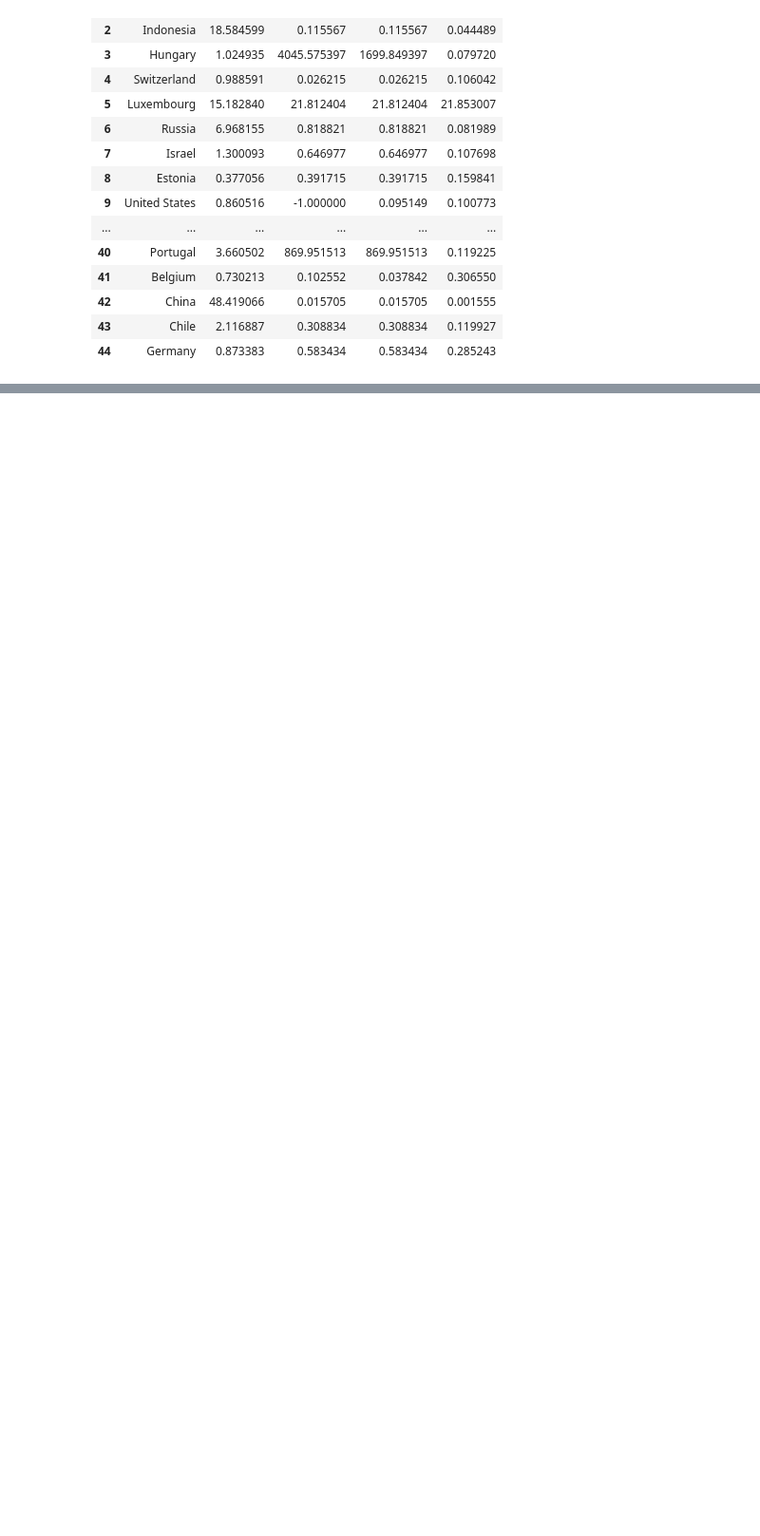
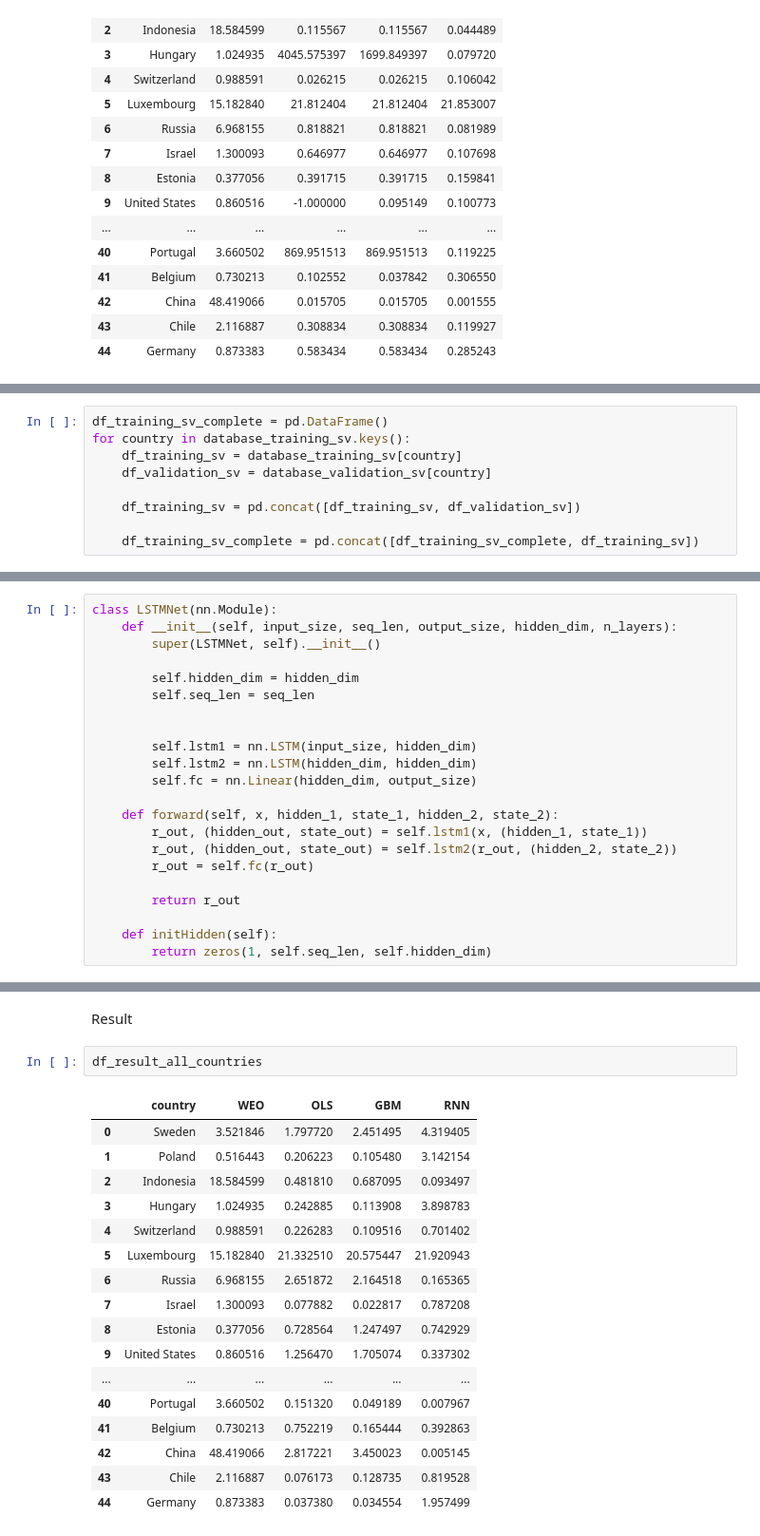
Before and after one commit to felix-ha/cfds_project, a Jupyter notebook: project_notebook.ipynb, the cells around one changed output, grey strips where cells are left out. Shown at 95% size. Saved outputs shown, nothing was run; the diff lists cells and outputs as text; blank space fills up the shorter version.

Commit message:
results for all countries

```diff
--- a/project_notebook.ipynb
+++ b/project_notebook.ipynb
@@ -1710,0 +1716,9 @@ df_result_single_countries
+# %%
+df_training_sv_complete = pd.DataFrame()
+for country in database_training_sv.keys():
+    df_training_sv = database_training_sv[country]
+    df_validation_sv = database_validation_sv[country]
+
+    df_training_sv = pd.concat([df_training_sv, df_validation_sv])
+
+    df_training_sv_complete = pd.concat([df_training_sv_complete, df_training_sv])
@@ -1710,0 +1741,22 @@ df_result_single_countries
+# %%
+class LSTMNet(nn.Module):
+    def __init__(self, input_size, seq_len, output_size, hidden_dim, n_layers):
+        super(LSTMNet, self).__init__()
+
+        self.hidden_dim = hidden_dim
+        self.seq_len = seq_len
+
+
+        self.lstm1 = nn.LSTM(input_size, hidden_dim)
+        self.lstm2 = nn.LSTM(hidden_dim, hidden_dim)
+        self.fc = nn.Linear(hidden_dim, output_size)
+
+    def forward(self, x, hidden_1, state_1, hidden_2, state_2):
+        r_out, (hidden_out, state_out) = self.lstm1(x, (hidden_1, state_1))
+        r_out, (hidden_out, state_out) = self.lstm2(r_out, (hidden_2, state_2))
+        r_out = self.fc(r_out)
+
+        return r_out
+
+    def initHidden(self):
+        return zeros(1, self.seq_len, self.hidden_dim)
@@ -1710,0 +1912,22 @@ df_result_single_countries
+# %% [markdown]
+Result
+# %%
+df_result_all_countries
+# %% [output]
+|  | country | WEO | OLS | GBM | RNN |
+| 0 | Sweden | 3.521846 | 1.797720 | 2.451495 | 4.319405 |
+| 1 | Poland | 0.516443 | 0.206223 | 0.105480 | 3.142154 |
+| 2 | Indonesia | 18.584599 | 0.481810 | 0.687095 | 0.093497 |
+| 3 | Hungary | 1.024935 | 0.242885 | 0.113908 | 3.898783 |
+| 4 | Switzerland | 0.988591 | 0.226283 | 0.109516 | 0.701402 |
+| 5 | Luxembourg | 15.182840 | 21.332510 | 20.575447 | 21.920943 |
+| 6 | Russia | 6.968155 | 2.651872 | 2.164518 | 0.165365 |
+| 7 | Israel | 1.300093 | 0.077882 | 0.022817 | 0.787208 |
+| 8 | Estonia | 0.377056 | 0.728564 | 1.247497 | 0.742929 |
+| 9 | United States | 0.860516 | 1.256470 | 1.705074 | 0.337302 |
+| ... | ... | ... | ... | ... | ... |
+| 40 | Portugal | 3.660502 | 0.151320 | 0.049189 | 0.007967 |
+| 41 | Belgium | 0.730213 | 0.752219 | 0.165444 | 0.392863 |
+| 42 | China | 48.419066 | 2.817221 | 3.450023 | 0.005145 |
+| 43 | Chile | 2.116887 | 0.076173 | 0.128735 | 0.819528 |
+| 44 | Germany | 0.873383 | 0.037380 | 0.034554 | 1.957499 |
```
Also changed, not shown: parts of 7 cells of this notebook, 2 other files.
